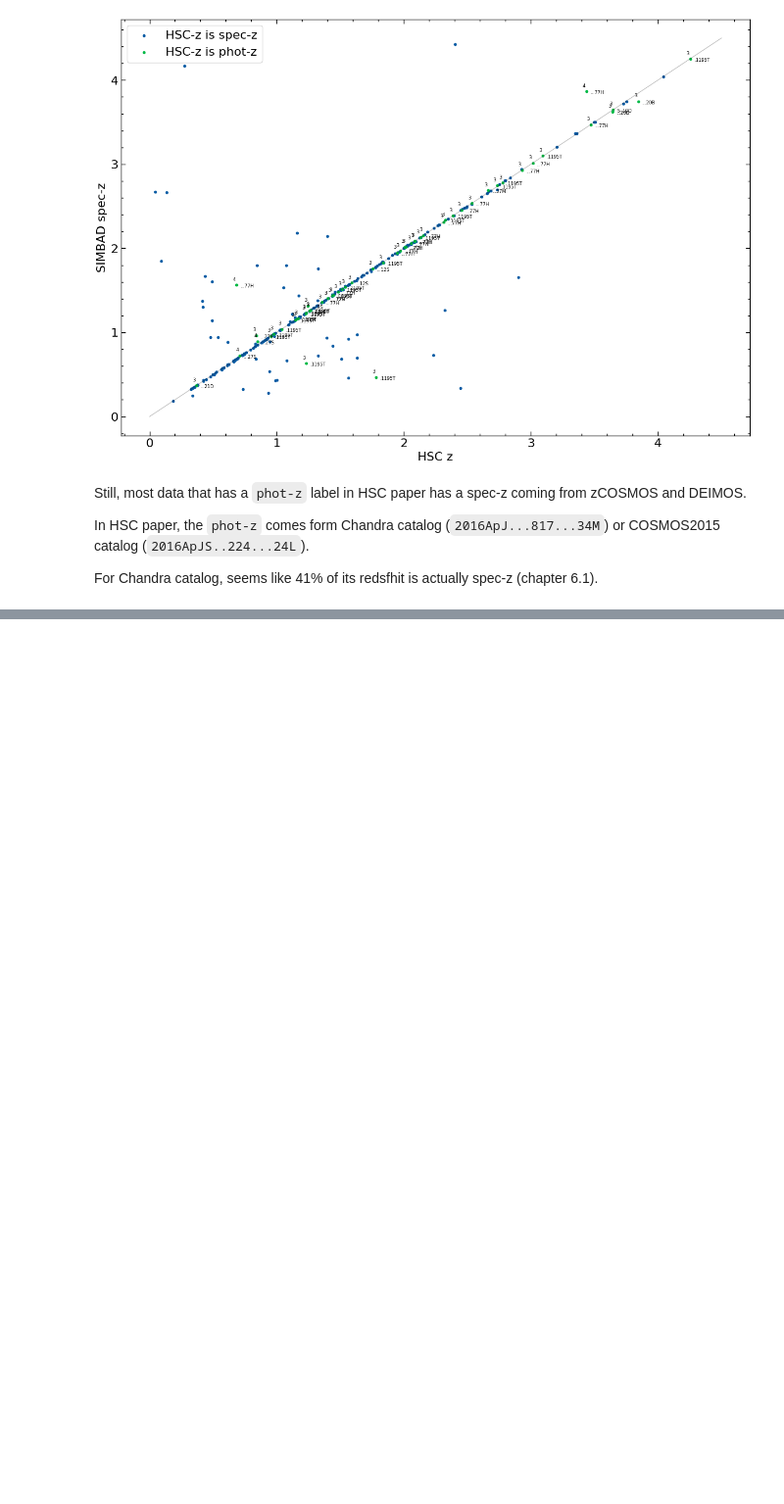
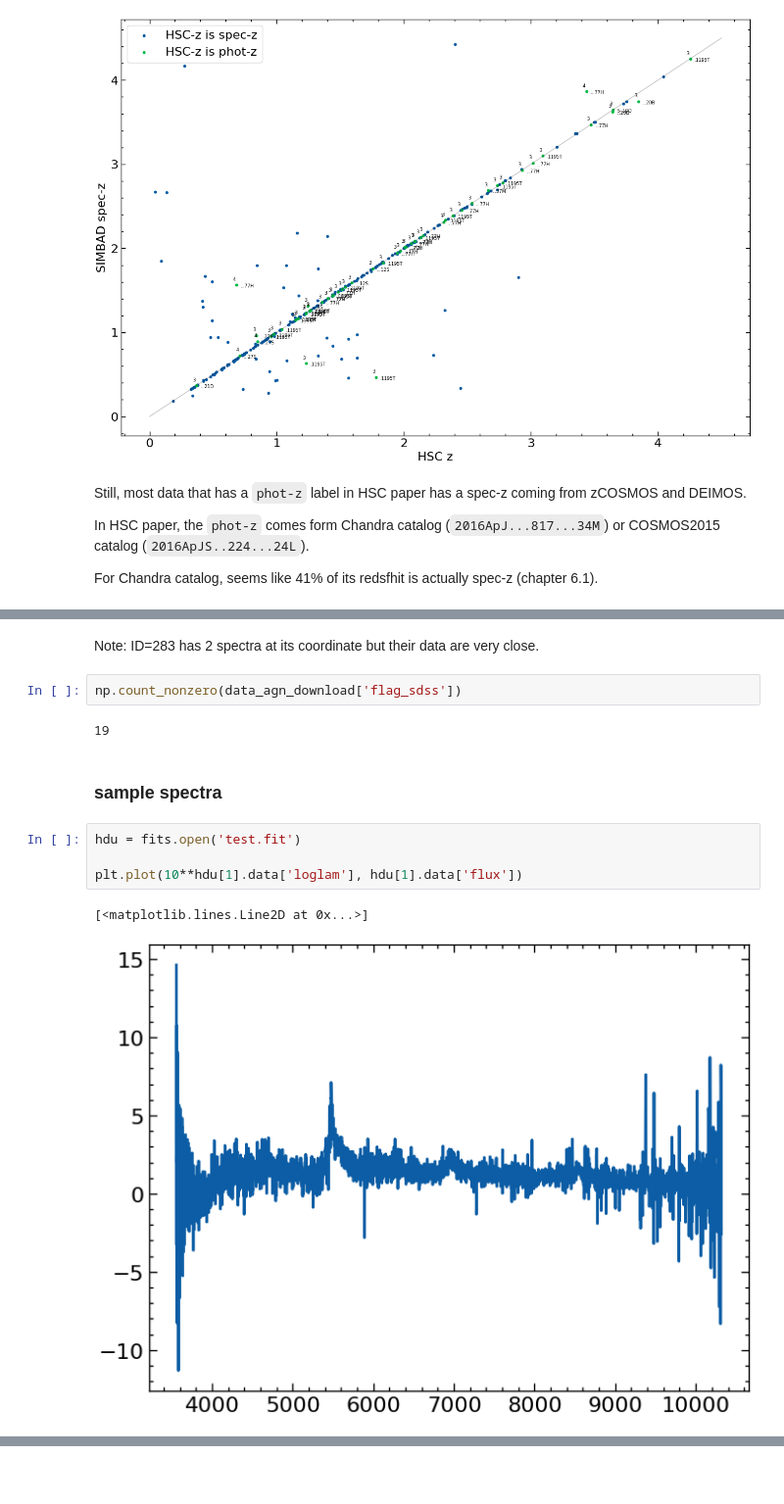
Before and after one commit to Chisen-Lupus/dwarf_agn_cosmos, a Jupyter notebook: hsc-ssp-download.ipynb, the cells around one changed output, grey strips where cells are left out. Shown at 98% size. Drawn from its saved outputs; the diff is of its cells as text; blank space fills up the shorter version.

Commit message:
sdss downloading script

```diff
--- a/hsc-ssp-download.ipynb
+++ b/hsc-ssp-download.ipynb
@@ -529,0 +565,15 @@ For Chandra catalog, seems like 41% of its redsfhit is actually spec-z (chapter
+# %% [markdown]
+Note: ID=283 has 2 spectra at its coordinate but their data are very close.
+# %%
+np.count_nonzero(data_agn_download['flag_sdss'])
+# %% [output]
+19
+# %% [markdown]
+### sample spectra
+# %%
+hdu = fits.open('test.fit')
+
+plt.plot(10**hdu[1].data['loglam'], hdu[1].data['flux'])
+# %% [output]
+[<matplotlib.lines.Line2D at 0x...>]
+[figure, added]
```
Also changed, not shown: parts of 14 cells of this notebook.
